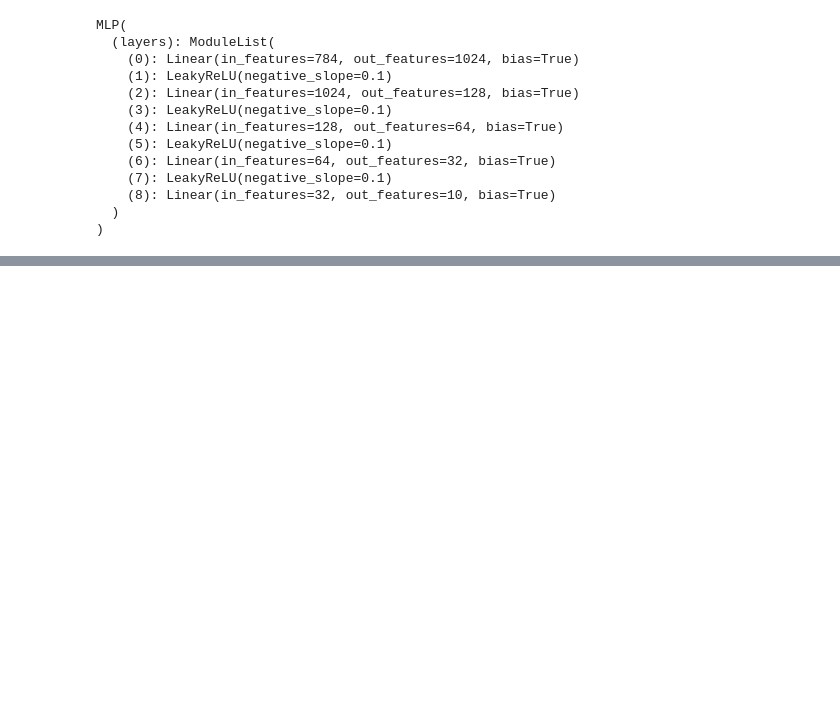
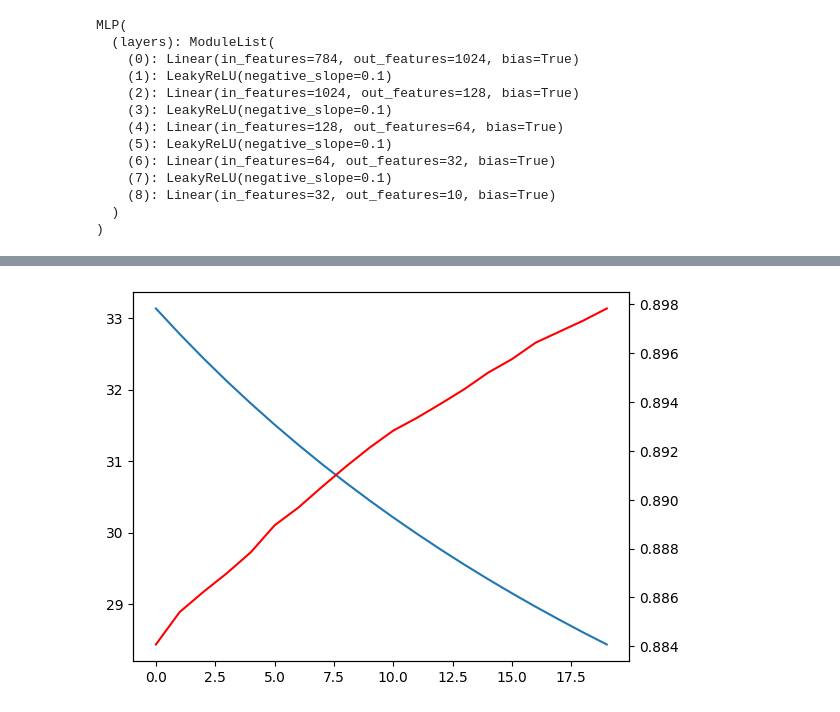
Before and after one commit to TRM-coding/CE_AdaSAC_System, a Jupyter notebook: model/train.ipynb, the cells around one changed output, grey strips where cells are left out. Saved outputs shown, nothing was run; the diff lists cells and outputs as text; code cells hidden in the pictures; blank space fills up the shorter version.

```diff
--- a/model/train.ipynb
+++ b/model/train.ipynb
@@ -13,7 +15,7 @@ from tqdm import tqdm
 
 
 device='cuda:1'
-train_inputs,train_lables,test_inputs,test_lables=load_data(300000,300000,device=torch.device(device))
+train_inputs,train_lables,test_inputs,test_lables=load_data(300,300,device=torch.device(device))
 # %% [output]
 load data set
 create loader
@@ -43,7 +47,7 @@ MLP(
 # %%
 from matplotlib import pyplot as plt
 param=Namespace(
-    lr            = 1e-4,
+    lr            = 1e-3,
     epoch         = 500,
 )
 
@@ -123,0 +130,8 @@ spmodel.save('mlp.pth')
+# %%
+import conv
+# from model4 import MLP
+import importlib
+importlib.reload(conv)
+Conv=conv.Conv
+Model = Conv()
+Model .train()
@@ -123,0 +147,63 @@ spmodel.save('mlp.pth')
+# %%
+from matplotlib import pyplot as plt
+param=Namespace(
+    lr            = 1e-4,
+    epoch         = 20,
+)
+
+def acc(model):
+    model.eval()
+    correct=0
+    total=0
+    with torch.no_grad():
+
+        for i in range(len(test_inputs)):
+            outputs=model(test_inputs[i])
+            _,predicted=torch.max(outputs.data,1)
+            total+=len(predicted)
+            correct+=(predicted==test_lables[i]).sum().item()
+    model.train()
+    return correct/total
+
+
+
+Model.to(device,non_blocking=True)
+print(next(Model.parameters()).device)
+optimizer = torch.optim.SGD(Model.parameters(), lr=param.lr)
+loss_function = nn.CrossEntropyLoss()
+
+loss_list=[]
+acc_list=[]
+
+print("start_train")
+
+for epoch in range(param.epoch):
+    ls=0
+    for i in range(len(train_inputs)):
+        inputi  = train_inputs[i]
+        label  = train_lables[i]
+        output = Model(inputi)
+        loss   = loss_function(output,label)
+        optimizer.zero_grad()
+        loss.backward()
+        optimizer.step()
+        ls+=loss
+
+    print(f"epoch{epoch} loss:{loss}")
+
+    acci=acc(Model)
+    print(f"epoch{epoch} acc:{acci}")
+    acc_list.append(acci)
+    loss_list.append(ls)
+
+
+y1=plt.subplot()
+loss_list=[i.cpu().detach().numpy() for i in loss_list]
+
+y1.plot(range(param.epoch),loss_list,label='loss')
+
+y2=y1.twinx()
+y2.plot(range(param.epoch),acc_list,label='acc',color='r')
+
+plt.show()
+# %% [output]
@@ -123,0 +227 @@ spmodel.save('mlp.pth')
+[figure, added]
```
Also changed, not shown: parts of 9 cells of this notebook, 7 other files.
